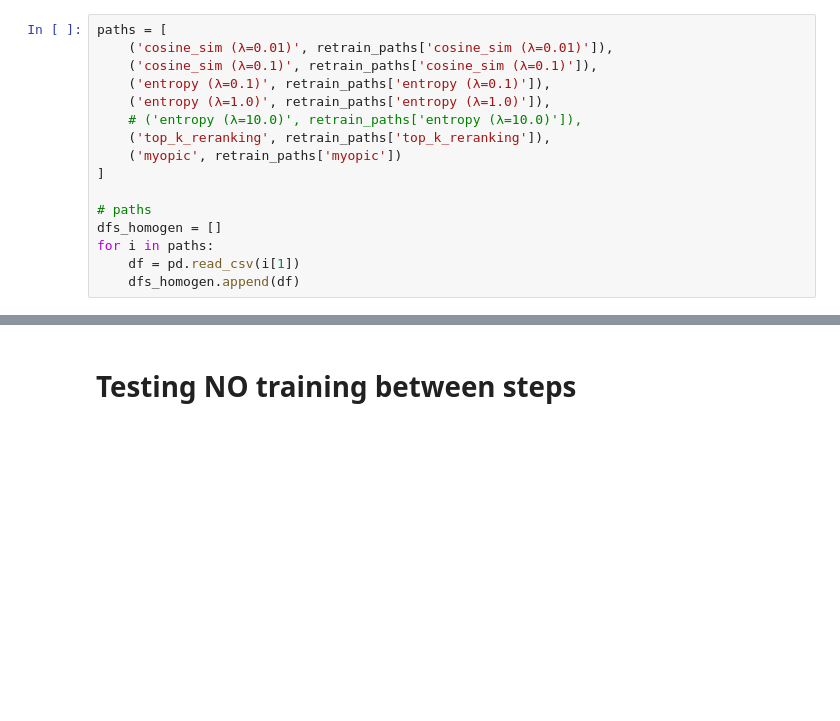
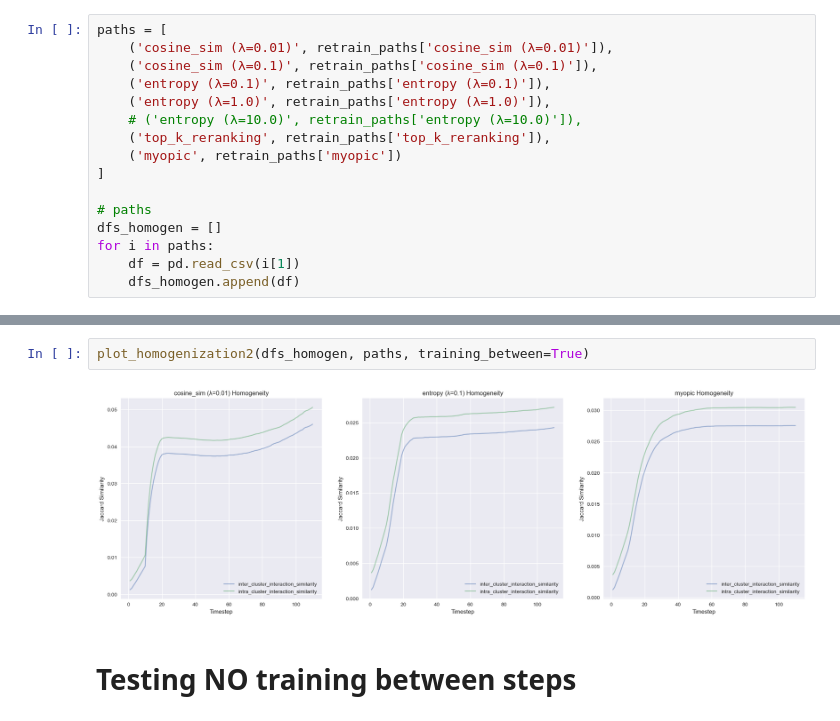
Before and after one commit to jannikjw/fair-recommender-systems, a Jupyter notebook: homogenization_analysis.ipynb, the cells around one changed output, grey strips where cells are left out. Cells and saved outputs as stored; diff of their text form; blank space fills up the shorter version.

```diff
--- a/homogenization_analysis.ipynb
+++ b/homogenization_analysis.ipynb
@@ -177,3 +277,7 @@ plot_homogenization(dfs_homogen, paths, training_between=True)
+# %%
+plot_homogenization2(dfs_homogen, paths, training_between=True)
+# %% [output]
+[figure, added]
 # %% [markdown]
 # Testing NO training between steps
 # %%
```
Also changed, not shown: parts of 11 cells of this notebook, 8 other files.
